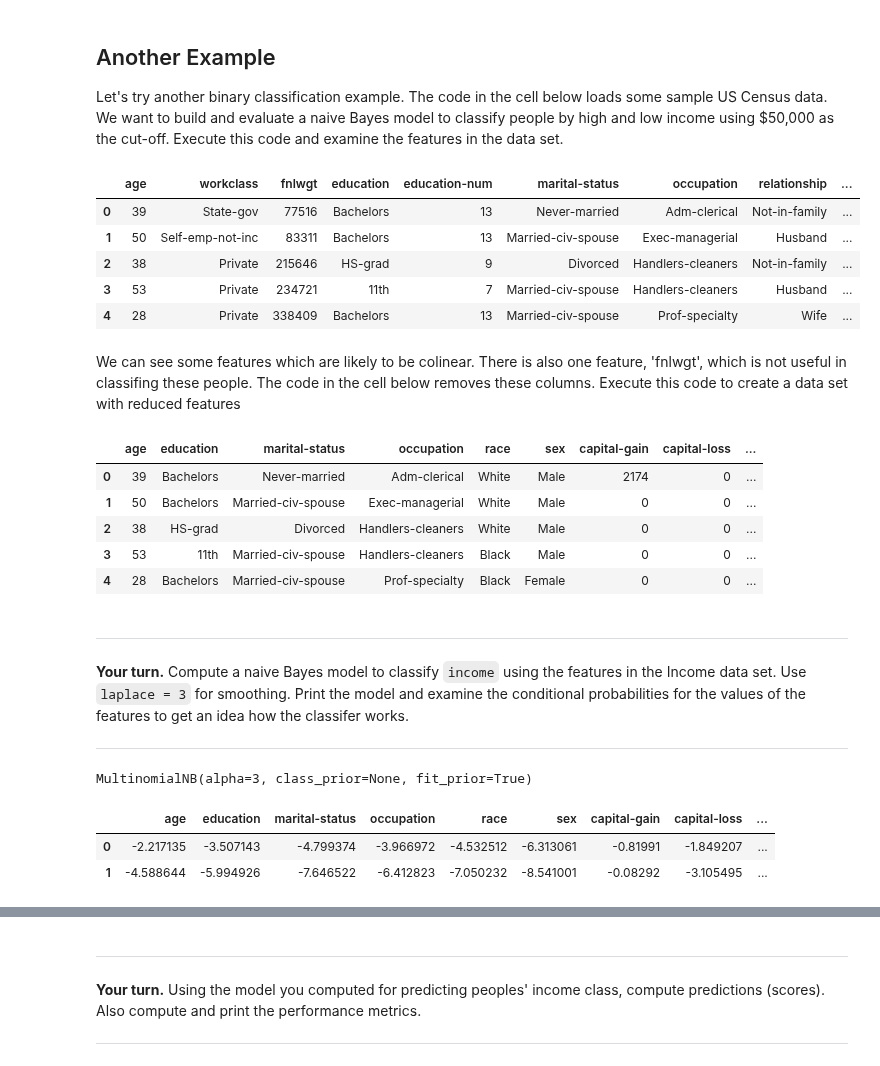
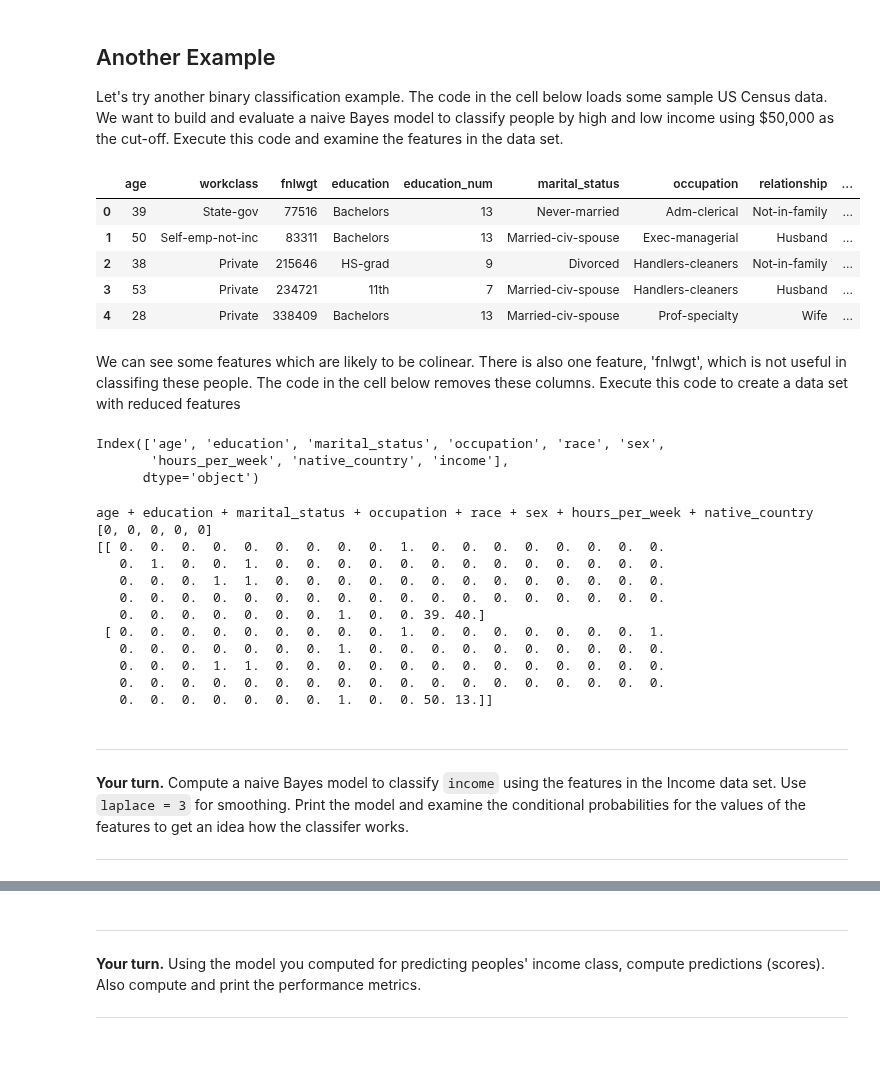
Before and after one commit to StephenElston/DataScience410, a Jupyter notebook: Lecture9/NaiveBayes.ipynb, the cells around one changed output, grey strips where cells are left out. Drawn from its saved outputs; the diff is of its cells as text; code cells hidden in the pictures.

```diff
--- a/Lecture9/NaiveBayes.ipynb
+++ b/Lecture9/NaiveBayes.ipynb
@@ -363,10 +330,14 @@ The results are similar to the model computed without Laplace smoothing. This re
 
 Let's try another binary classification example. The code in the cell below loads some sample US Census data. We want to build and evaluate a naive Bayes model to classify people by high and low income using $50,000 as the cut-off. Execute this code and examine the features in the data set.
 # %%
-income = pandas.read_csv('Adult Census Income Binary Classification dataset.csv', sep=', ', engine='python')
+income = pd.read_csv('Adult Census Income Binary Classification dataset.csv', sep=', ', engine='python') #, sep=', ', engine='python')
+
+## Give the columns Python friently names
+income.columns = [s.replace('-','_') for s in income.columns]
+
 income.head()
 # %% [output]
-|  | age | workclass | fnlwgt | education | education-num | marital-status | occupation | relationship | ... |
+|  | age | workclass | fnlwgt | education | education_num | marital_status | occupation | relationship | ... |
 | 0 | 39 | State-gov | 77516 | Bachelors | 13 | Never-married | Adm-clerical | Not-in-family | ... |
 | 1 | 50 | Self-emp-not-inc | 83311 | Bachelors | 13 | Married-civ-spouse | Exec-managerial | Husband | ... |
 | 2 | 38 | Private | 215646 | HS-grad | 9 | Divorced | Handlers-cleaners | Not-in-family | ... |
@@ -375,44 +346,37 @@ income.head()
 # %% [markdown]
 We can see some features which are likely to be colinear. There is also one feature, 'fnlwgt', which is not useful in classifing these people. The code in the cell below removes these columns. Execute this code to create a data set with reduced features
 # %%
-income = income.drop(['workclass', 'fnlwgt', 'education-num', 'relationship'], axis=1)
-income.head()
+income = income.drop(['workclass', 'fnlwgt', 'education_num', 'capital_gain', 'capital_loss', 'relationship'], axis=1)
+income.columns
 # %% [output]
-|  | age | education | marital-status | occupation | race | sex | capital-gain | capital-loss | ... |
-| 0 | 39 | Bachelors | Never-married | Adm-clerical | White | Male | 2174 | 0 | ... |
-| 1 | 50 | Bachelors | Married-civ-spouse | Exec-managerial | White | Male | 0 | 0 | ... |
-| 2 | 38 | HS-grad | Divorced | Handlers-cleaners | White | Male | 0 | 0 | ... |
-| 3 | 53 | 11th | Married-civ-spouse | Handlers-cleaners | Black | Male | 0 | 0 | ... |
-| 4 | 28 | Bachelors | Married-civ-spouse | Prof-specialty | Black | Female | 0 | 0 | ... |
+Index(['age', 'education', 'marital_status', 'occupation', 'race', 'sex',
+       'hours_per_week', 'native_country', 'income'],
+      dtype='object')
+# %%
+income_formula = ''
+for col in income.columns[:-2]:
+    income_formula = income_formula + col + ' + '
+income_formula = income_formula  + income.columns[-2]
+print(income_formula)
+
+X_income = dmatrix(income_formula + ' - 1', data=income)
+y_income = [0 if x=='<=50K' else 1 for x in income.loc[:,'income']]
+print(y_income[:5])
+print(X_income[:2])
+# %% [output]
+age + education + marital_status + occupation + race + sex + hours_per_week + native_country
+[0, 0, 0, 0, 0]
+[[ 0.  0.  0.  0.  0.  0.  0.  0.  0.  1.  0.  0.  0.  0.  0.  0.  0.  0.
+   0.  1.  0.  0.  1.  0.  0.  0.  0.  0.  0.  0.  0.  0.  0.  0.  0.  0.
+   0.  0.  0.  1.  1.  0.  0.  0.  0.  0.  0.  0.  0.  0.  0.  0.  0.  0.
+   0.  0.  0.  0.  0.  0.  0.  0.  0.  0.  0.  0.  0.  0.  0.  0.  0.  0.
+   0.  0.  0.  0.  0.  0.  0.  1.  0.  0. 39. 40.]
+ [ 0.  0.  0.  0.  0.  0.  0.  0.  0.  1.  0.  0.  0.  0.  0.  0.  0.  1.
+   0.  0.  0.  0.  0.  0.  0.  1.  0.  0.  0.  0.  0.  0.  0.  0.  0.  0.
+   0.  0.  0.  1.  1.  0.  0.  0.  0.  0.  0.  0.  0.  0.  0.  0.  0.  0.
+   0.  0.  0.  0.  0.  0.  0.  0.  0.  0.  0.  0.  0.  0.  0.  0.  0.  0.
+   0.  0.  0.  0.  0.  0.  0.  1.  0.  0. 50. 13.]]
 # %% [markdown]
 ***
 **Your turn.** Compute a naive Bayes model to classify `income` using the features in the Income data set. Use `laplace = 3` for smoothing.  Print the model and examine the conditional probabilities for the values of the features to get an idea how the classifer works.
 ***
-# %%
-for c in income.columns:
-    if income[c].dtype == 'object':
-        income[c] = income[c].astype('category')
-
-income_label_col = 'income'
-income_labels = income[income_label_col].cat.codes
-
-features = []
-for c in income.columns:
-    if c != income_label_col:
-        if str(income[c].dtype) == 'category':
-            features.append(income[c].cat.codes)
-        else:
-            features.append(income[c])
-income_feature_vecs = numpy.array(features).T
-
-model = sklearn.naive_bayes.MultinomialNB(alpha=3)
-model.fit(income_feature_vecs, income_labels)
-# %% [output]
-MultinomialNB(alpha=3, class_prior=None, fit_prior=True)
-# %%
-conditional_probas = pandas.DataFrame(model.feature_log_prob_, columns=income.columns[:-1])
-conditional_probas
-# %% [output]
-|  | age | education | marital-status | occupation | race | sex | capital-gain | capital-loss | ... |
-| 0 | -2.217135 | -3.507143 | -4.799374 | -3.966972 | -4.532512 | -6.313061 | -0.81991 | -1.849207 | ... |
-| 1 | -4.588644 | -5.994926 | -7.646522 | -6.412823 | -7.050232 | -8.541001 | -0.08292 | -3.105495 | ... |
```
Also changed, not shown: parts of 36 cells of this notebook.
